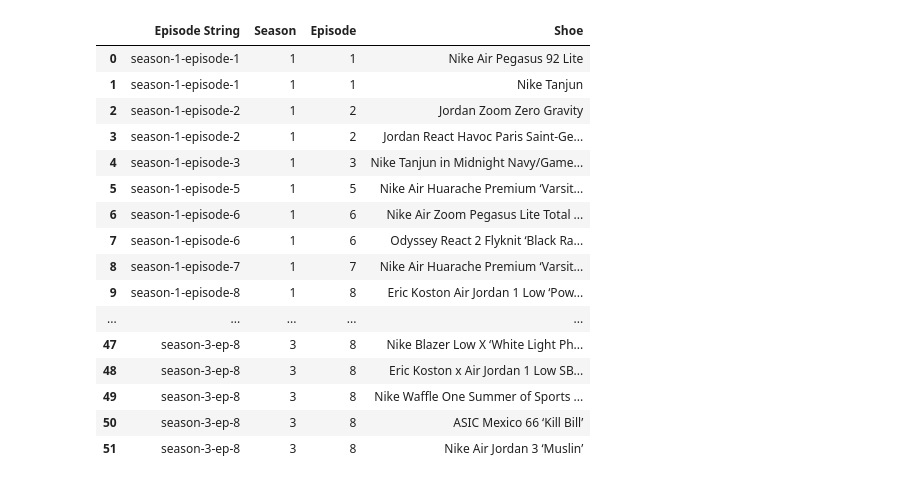
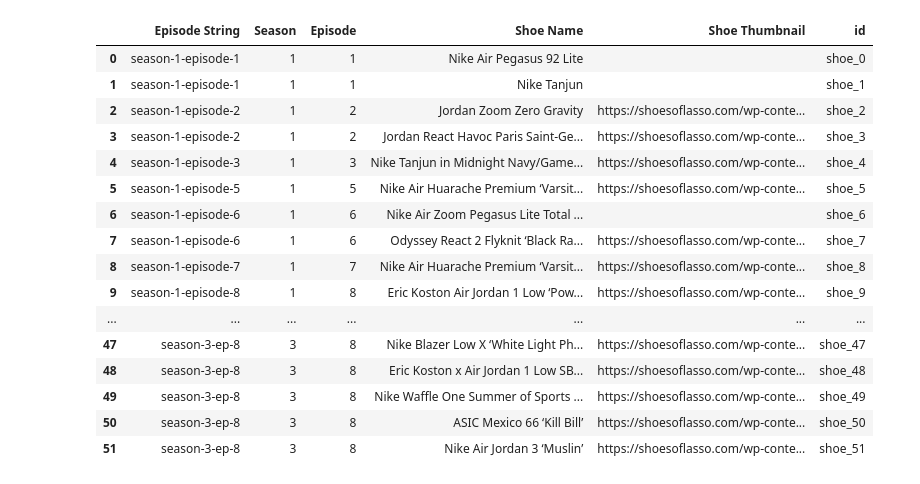
Before and after one commit to sejaldua/shoes-of-lasso, a Jupyter notebook: lasso-scraping.ipynb, the cells around one changed output. Cells and saved outputs as stored; diff of their text form; code cells hidden in the pictures.

```diff
--- a/lasso-scraping.ipynb
+++ b/lasso-scraping.ipynb
@@ -135,11 +135,17 @@ def parse_name_from_post(url):
     r = requests.get(url, cookies=cookies, headers=headers)
     soup = BeautifulSoup(r.content)
     shoe_heading = soup.find('h2', class_='wp-block-heading')
+    try:
+        shoe_thumbnail = shoe_heading.find_next('img')['src']
+        if 'in-Ted-Lasso' in shoe_thumbnail:
+            shoe_thumbnail = ''
+    except:
+        shoe_thumbnail = ''
     cleaned_name = clean_shoe_name(shoe_heading)
-    return cleaned_name
+    return cleaned_name, shoe_thumbnail
+
 
 def parse_episode_info(s):
-    # Create a regular expression object to match numbers between dashes or "ep".
     # Create a regular expression object to match numbers between dashes or "ep".
     regex = re.compile(r"\d+")
     # Find all matches of the regular expression in the string.
@@ -160,8 +166,8 @@ def get_sneaker_names(url):
     hrefs = [l['href'] for l in web_links]
     for link in hrefs:
         try:
-            shoe_name = parse_name_from_post(link)
-            shoe_names.append([episode_str, season, episode, shoe_name])
+            shoe_name, shoe_thumbnail = parse_name_from_post(link)
+            shoe_names.append([episode_str, season, episode, shoe_name, shoe_thumbnail])
         except:
             print(f"Error with {link}")
     return shoe_names
@@ -173,29 +179,30 @@ for url in episodes_w_sneaks:
         data.append(result)
 # %%
 import pandas as pd
-df = pd.DataFrame(data, columns=['Episode String', 'Season', 'Episode', 'Shoe'])
+df = pd.DataFrame(data, columns=['Episode String', 'Season', 'Episode', 'Shoe Name', 'Shoe Thumbnail'])
 df = df.drop_duplicates(keep='first')
-df = df[df['Shoe'] != '']
+df = df[df['Shoe Name'] != '']
 df['Season'] = df['Season'].astype(int)
 df['Episode'] = df['Episode'].astype(int)
 df.sort_values(by=['Season', 'Episode'], inplace=True)
 df = df.reset_index(drop=True)
+df['id'] = pd.Series(df.index).apply(lambda x: f'shoe_{x}')
 df
 # %% [output]
-|  | Episode String | Season | Episode | Shoe |
-| 0 | season-1-episode-1 | 1 | 1 | Nike Air Pegasus 92 Lite |
-| 1 | season-1-episode-1 | 1 | 1 | Nike Tanjun |
-| 2 | season-1-episode-2 | 1 | 2 | Jordan Zoom Zero Gravity |
-| 3 | season-1-episode-2 | 1 | 2 | Jordan React Havoc Paris Saint-Ge... |
-| 4 | season-1-episode-3 | 1 | 3 | Nike Tanjun in Midnight Navy/Game... |
-| 5 | season-1-episode-5 | 1 | 5 | Nike Air Huarache Premium ‘Varsit... |
-| 6 | season-1-episode-6 | 1 | 6 | Nike Air Zoom Pegasus Lite Total ... |
-| 7 | season-1-episode-6 | 1 | 6 | Odyssey React 2 Flyknit ‘Black Ra... |
-| 8 | season-1-episode-7 | 1 | 7 | Nike Air Huarache Premium ‘Varsit... |
-| 9 | season-1-episode-8 | 1 | 8 | Eric Koston Air Jordan 1 Low ‘Pow... |
-| ... | ... | ... | ... | ... |
-| 47 | season-3-ep-8 | 3 | 8 | Nike Blazer Low X ‘White Light Ph... |
-| 48 | season-3-ep-8 | 3 | 8 | Eric Koston x Air Jordan 1 Low SB... |
-| 49 | season-3-ep-8 | 3 | 8 | Nike Waffle One Summer of Sports ... |
-| 50 | season-3-ep-8 | 3 | 8 | ASIC Mexico 66 ‘Kill Bill’ |
-| 51 | season-3-ep-8 | 3 | 8 | Nike Air Jordan 3 ‘Muslin’ |
+|  | Episode String | Season | Episode | Shoe Name | Shoe Thumbnail | id |
+| 0 | season-1-episode-1 | 1 | 1 | Nike Air Pegasus 92 Lite |  | shoe_0 |
+| 1 | season-1-episode-1 | 1 | 1 | Nike Tanjun |  | shoe_1 |
+| 2 | season-1-episode-2 | 1 | 2 | Jordan Zoom Zero Gravity | https://shoesoflasso.com/wp-conte... | shoe_2 |
+| 3 | season-1-episode-2 | 1 | 2 | Jordan React Havoc Paris Saint-Ge... | https://shoesoflasso.com/wp-conte... | shoe_3 |
+| 4 | season-1-episode-3 | 1 | 3 | Nike Tanjun in Midnight Navy/Game... | https://shoesoflasso.com/wp-conte... | shoe_4 |
+| 5 | season-1-episode-5 | 1 | 5 | Nike Air Huarache Premium ‘Varsit... | https://shoesoflasso.com/wp-conte... | shoe_5 |
+| 6 | season-1-episode-6 | 1 | 6 | Nike Air Zoom Pegasus Lite Total ... |  | shoe_6 |
+| 7 | season-1-episode-6 | 1 | 6 | Odyssey React 2 Flyknit ‘Black Ra... | https://shoesoflasso.com/wp-conte... | shoe_7 |
+| 8 | season-1-episode-7 | 1 | 7 | Nike Air Huarache Premium ‘Varsit... | https://shoesoflasso.com/wp-conte... | shoe_8 |
+| 9 | season-1-episode-8 | 1 | 8 | Eric Koston Air Jordan 1 Low ‘Pow... | https://shoesoflasso.com/wp-conte... | shoe_9 |
+| ... | ... | ... | ... | ... | ... | ... |
+| 47 | season-3-ep-8 | 3 | 8 | Nike Blazer Low X ‘White Light Ph... | https://shoesoflasso.com/wp-conte... | shoe_47 |
+| 48 | season-3-ep-8 | 3 | 8 | Eric Koston x Air Jordan 1 Low SB... | https://shoesoflasso.com/wp-conte... | shoe_48 |
+| 49 | season-3-ep-8 | 3 | 8 | Nike Waffle One Summer of Sports ... | https://shoesoflasso.com/wp-conte... | shoe_49 |
+| 50 | season-3-ep-8 | 3 | 8 | ASIC Mexico 66 ‘Kill Bill’ | https://shoesoflasso.com/wp-conte... | shoe_50 |
+| 51 | season-3-ep-8 | 3 | 8 | Nike Air Jordan 3 ‘Muslin’ | https://shoesoflasso.com/wp-conte... | shoe_51 |
```
Also changed, not shown: parts of 4 cells of this notebook, 4 other files.
